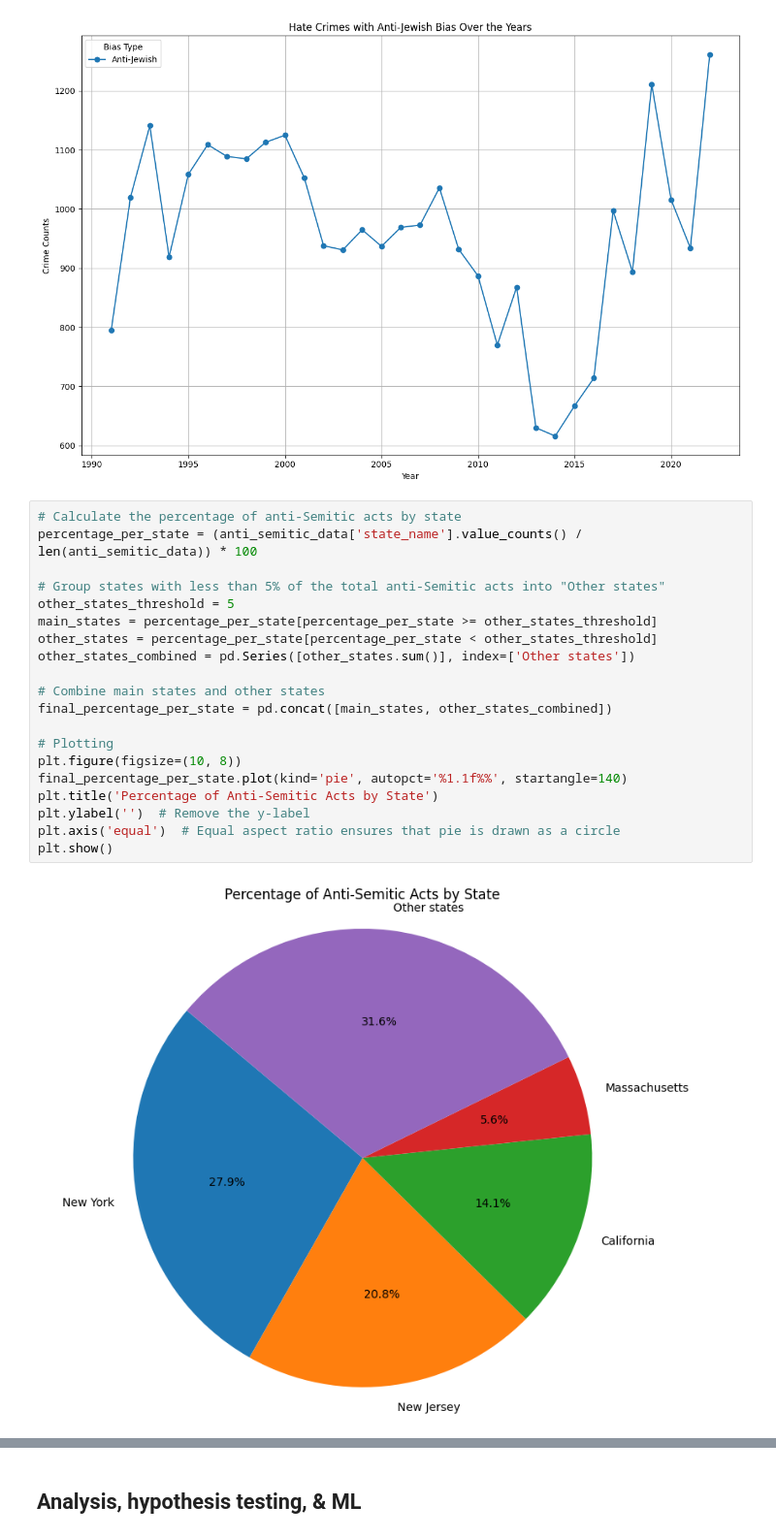
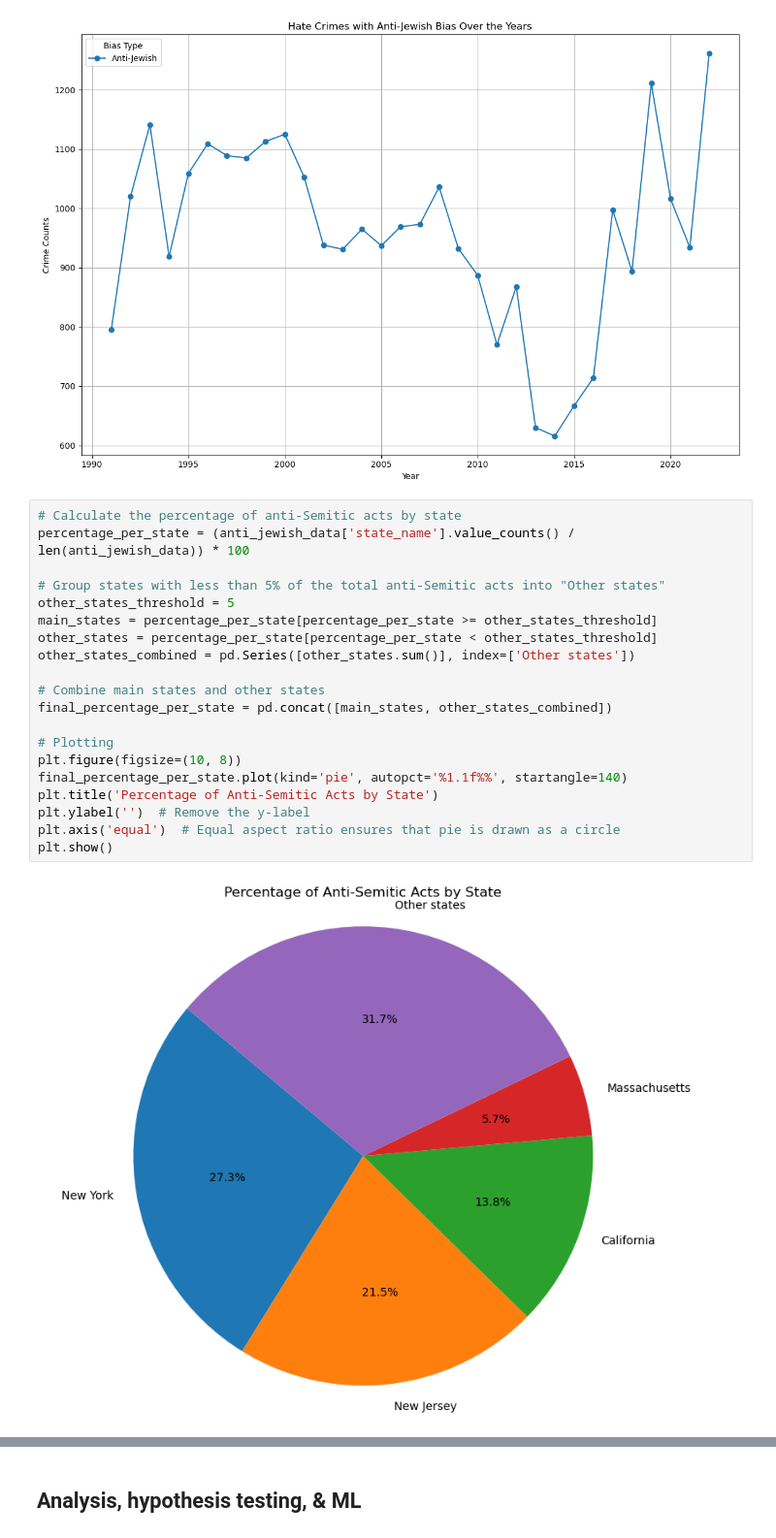
Before and after one commit to e-sider/cmsc320-final, a Jupyter notebook: newer_final_tutorial.ipynb, the cells around one changed output, grey strips where cells are left out. Shown at 97% size. Drawn from its saved outputs; the diff is of its cells as text.

```diff
--- a/newer_final_tutorial.ipynb
+++ b/newer_final_tutorial.ipynb
@@ -222,23 +240,23 @@ plt.show()
 [figure]
 # %%
 # Calculate the percentage of anti-Semitic acts by state
-percentage_per_state = (anti_semitic_data['state_name'].value_counts() / len(anti_semitic_data)) * 100
+percentage_per_state = (anti_jewish_data['state_name'].value_counts() / len(anti_jewish_data)) * 100
 
 # Group states with less than 5% of the total anti-Semitic acts into "Other states"
 other_states_threshold = 5
 main_states = percentage_per_state[percentage_per_state >= other_states_threshold]
 other_states = percentage_per_state[percentage_per_state < other_states_threshold]
 other_states_combined = pd.Series([other_states.sum()], index=['Other states'])
 
 # Combine main states and other states
 final_percentage_per_state = pd.concat([main_states, other_states_combined])
 
 # Plotting
 plt.figure(figsize=(10, 8))
 final_percentage_per_state.plot(kind='pie', autopct='%1.1f%%', startangle=140)
 plt.title('Percentage of Anti-Semitic Acts by State')
 plt.ylabel('')  # Remove the y-label
 plt.axis('equal')  # Equal aspect ratio ensures that pie is drawn as a circle
 plt.show()
 # %% [output]
-[figure, old version]
+[figure, new version]
```
Also changed, not shown: parts of 15 cells of this notebook.
